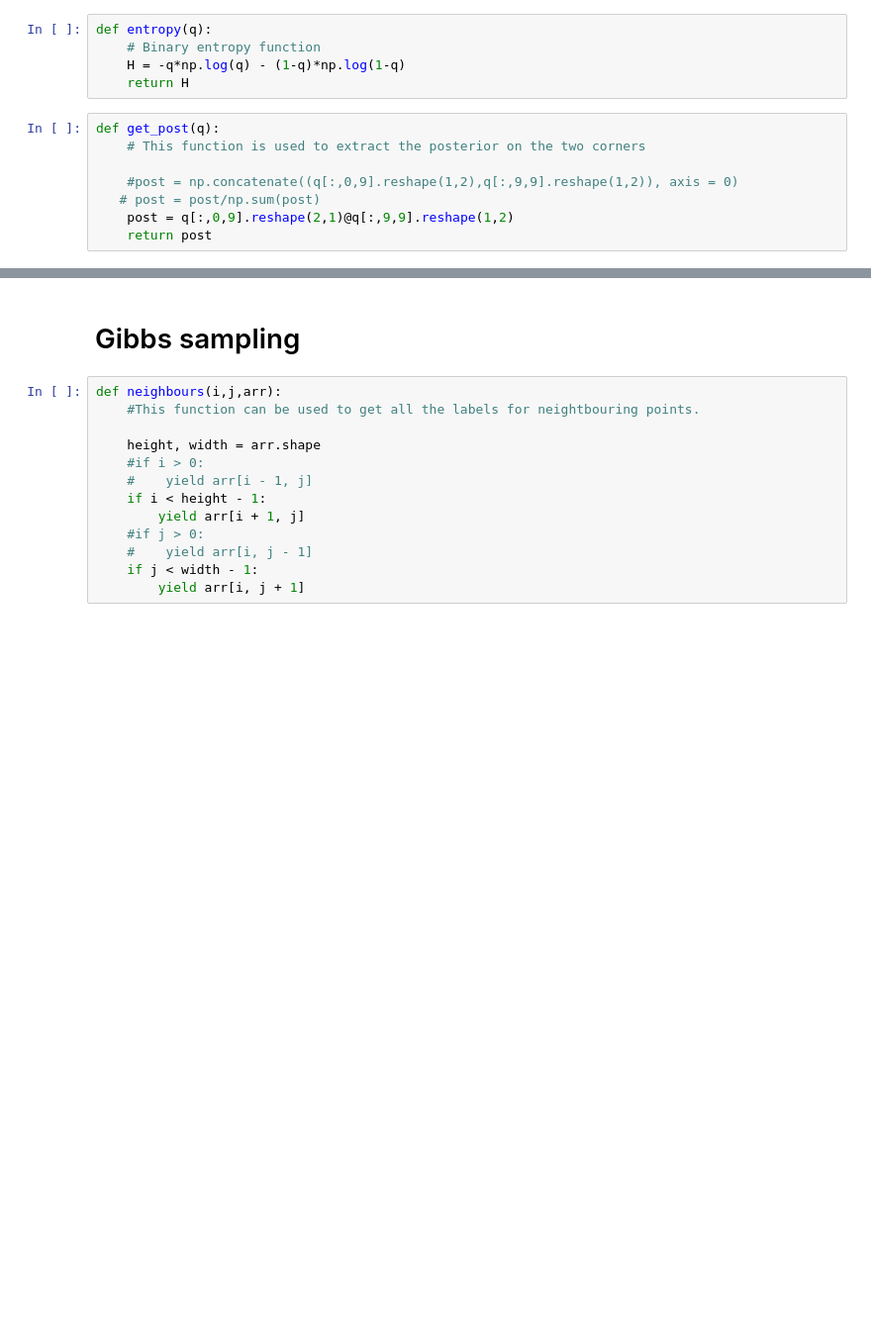
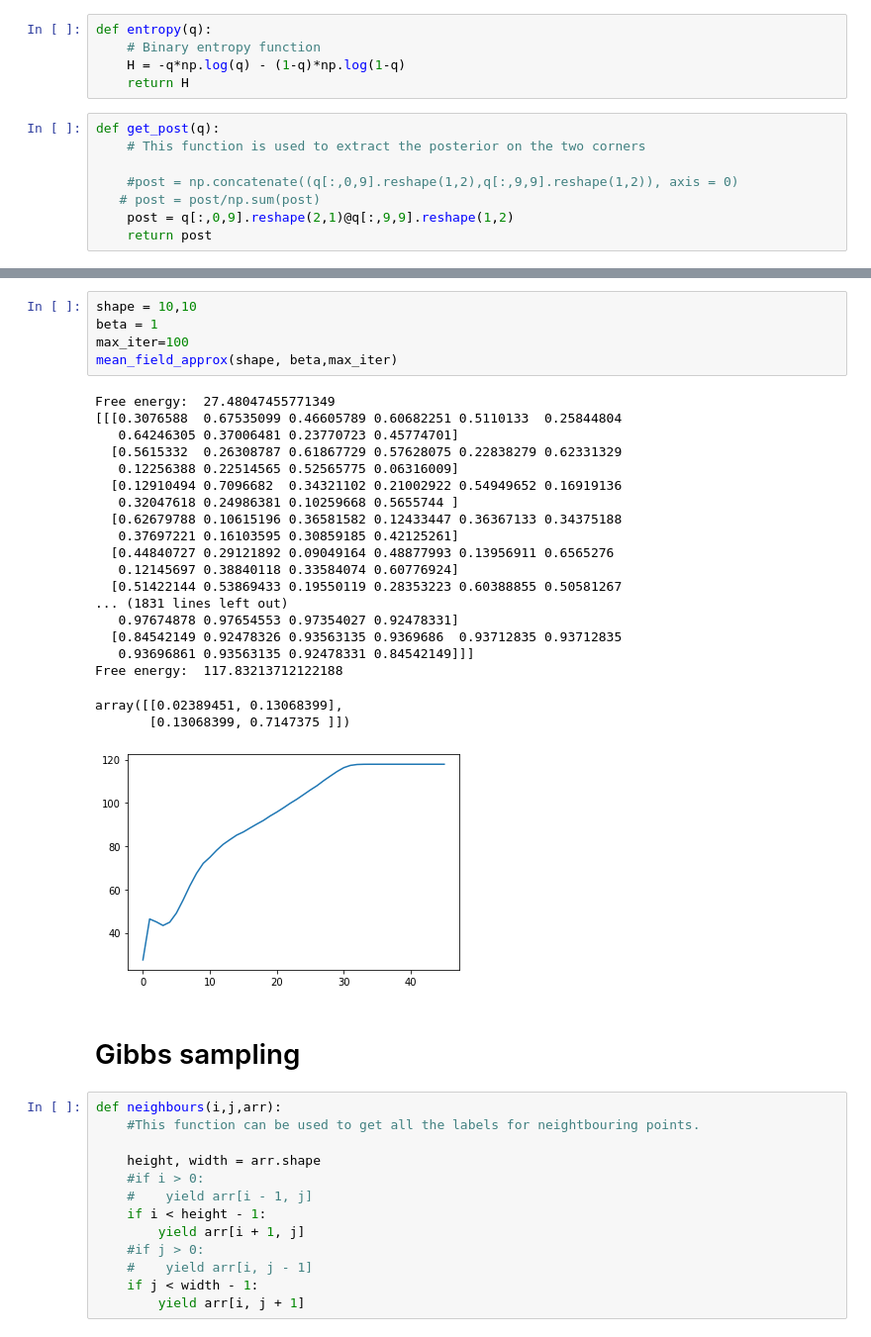
Before and after one commit to apof/Baye-s-Team-Projects, a Jupyter notebook: Coursework 3/GM3_Q2.ipynb, the cells around one changed output, grey strips where cells are left out. Shown at 99% size. Cells and saved outputs as stored; diff of their text form; blank space fills up the shorter version.

```diff
--- a/Coursework 3/GM3_Q2.ipynb
+++ b/Coursework 3/GM3_Q2.ipynb
@@ -256,3 +293,29 @@ array([[0.19505348, 0.16222642],
+# %%
+shape = 10,10
+beta = 1
+max_iter=100
+mean_field_approx(shape, beta,max_iter)
+# %% [output]
+Free energy:  27.48047455771349
+[[[0.3076588  0.67535099 0.46605789 0.60682251 0.5110133  0.25844804
+   0.64246305 0.37006481 0.23770723 0.45774701]
+  [0.5615332  0.26308787 0.61867729 0.57628075 0.22838279 0.62331329
+   0.12256388 0.22514565 0.52565775 0.06316009]
+  [0.12910494 0.7096682  0.34321102 0.21002922 0.54949652 0.16919136
+   0.32047618 0.24986381 0.10259668 0.5655744 ]
+  [0.62679788 0.10615196 0.36581582 0.12433447 0.36367133 0.34375188
+   0.37697221 0.16103595 0.30859185 0.42125261]
+  [0.44840727 0.29121892 0.09049164 0.48877993 0.13956911 0.6565276
+   0.12145697 0.38840118 0.33584074 0.60776924]
+  [0.51422144 0.53869433 0.19550119 0.28353223 0.60388855 0.50581267
+... (1831 lines left out)
+   0.97674878 0.97654553 0.97354027 0.92478331]
+  [0.84542149 0.92478326 0.93563135 0.9369686  0.93712835 0.93712835
+   0.93696861 0.93563135 0.92478331 0.84542149]]]
+Free energy:  117.83213712122188
+array([[0.02389451, 0.13068399],
+       [0.13068399, 0.7147375 ]])
+[figure, added]
 # %% [markdown]
 # Gibbs sampling
 # %%
```
Also changed, not shown: parts of 5 cells of this notebook.
